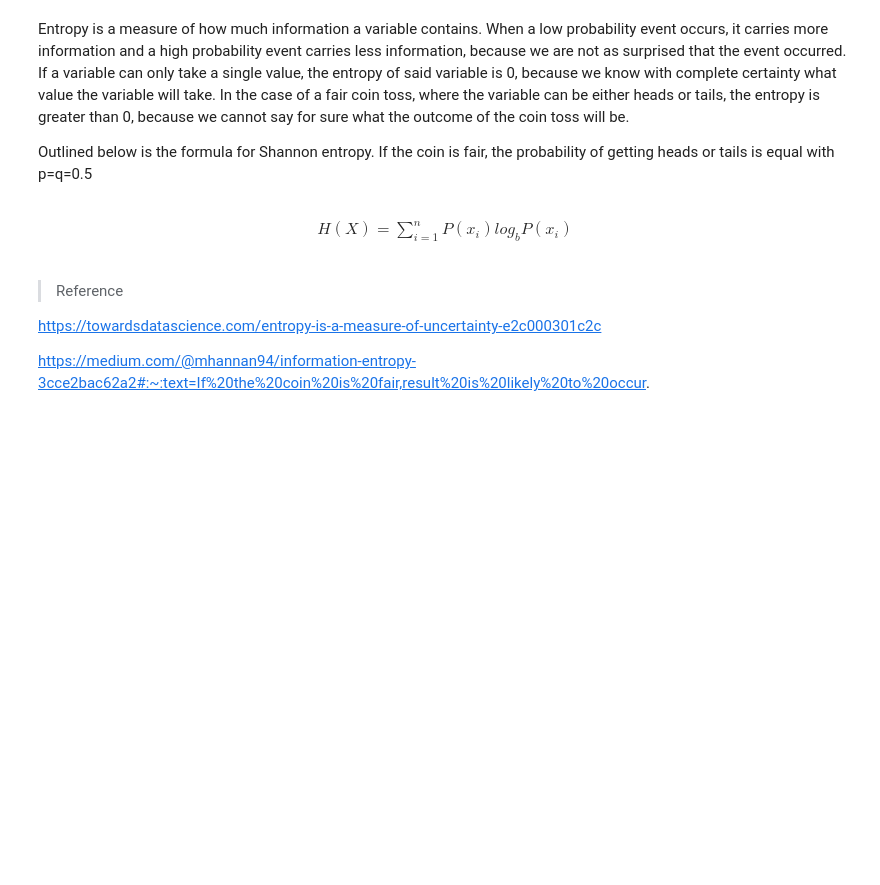
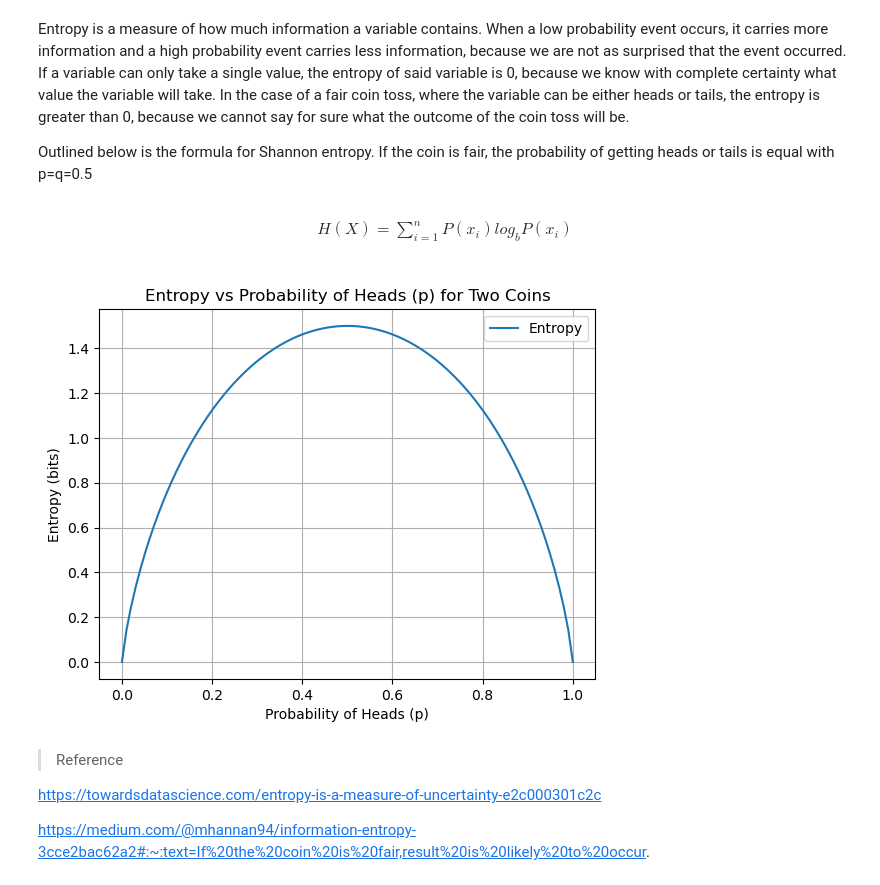
Before and after one commit to mcgarrya28/dataanalysis, a Jupyter notebook: tasks.ipynb, the cells around one changed output. Cells and saved outputs as stored; diff of their text form; code cells hidden in the pictures; blank space fills up the shorter version.

Commit message:
Update to Entropy code and README

```diff
--- a/tasks.ipynb
+++ b/tasks.ipynb
@@ -125,6 +159,26 @@ def entropy(p):
     probabilities = [q**2, 2*p*q, p**2]
     entropy = -np.sum([prob * np.log2(prob) if prob != 0 else 0 for prob in probabilities])
     return entropy
+# %%
+#The code generates a range of probability values (p_values) from 0 to 1 (inclusive) using numpy.linspace. In this case, it creates 100 equally spaced values between 0 and 1.
+
+p_values = np.linspace(0, 1, 100)
+
+#The code uses a list comprehension to calculate the Shannon entropy for each probability in p_values by calling the entropy function.
+entropy_values = [entropy(p) for p in p_values]
+# %%
+
+# Plots the calculated entropy values against the probability values
+
+plt.plot(p_values, entropy_values, label='Entropy')
+plt.title('Entropy vs Probability of Heads (p) for Two Coins')
+plt.xlabel('Probability of Heads (p)')
+plt.ylabel('Entropy (bits)')
+plt.legend()
+plt.grid(True)
+plt.show()
+# %% [output]
+[figure, added]
 # %% [markdown]
 >Reference
 
```
Also changed, not shown: parts of 7 cells of this notebook, 1 other file.
